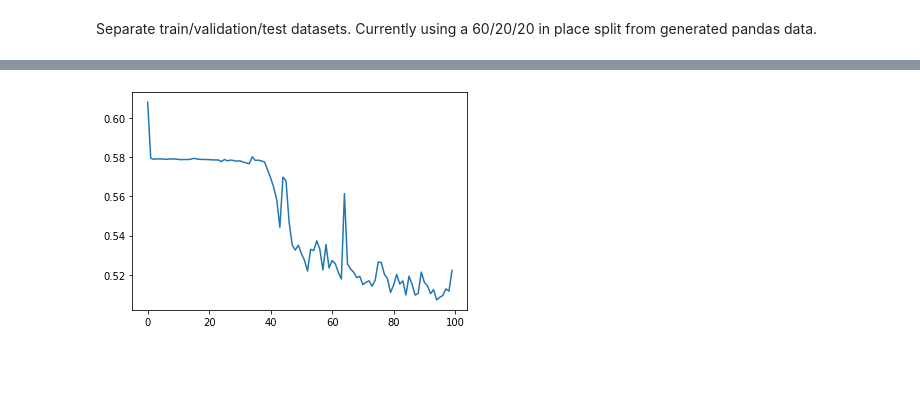
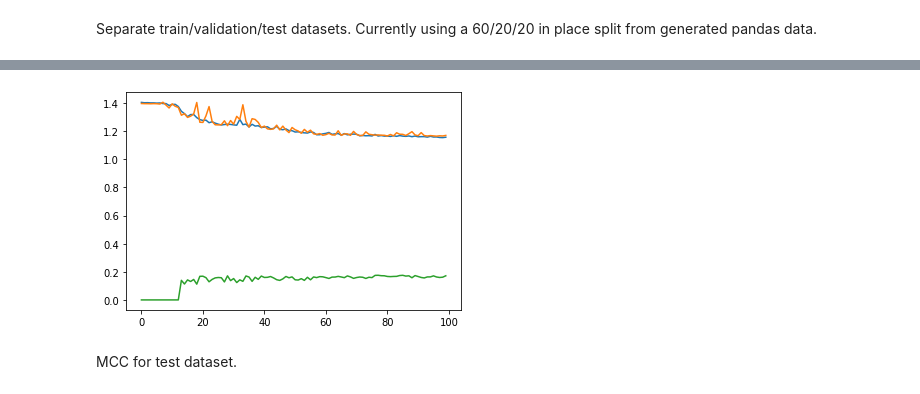
Before and after one commit to ryangregson01/L4-dissertation, a Jupyter notebook: src/Notebooks/RNN_LSTM.ipynb, the cells around one changed output, grey strips where cells are left out. Drawn from its saved outputs; the diff is of its cells as text; code cells hidden in the pictures; blank space fills up the shorter version.

```diff
--- a/src/Notebooks/RNN_LSTM.ipynb
+++ b/src/Notebooks/RNN_LSTM.ipynb
@@ -66,7 +66,7 @@ def make_image(seq):
   return channeled_img
 # %%
 # Data from DisProt TSV - https://disprot.org/download
-data_disprot = pd.read_csv('/content/drive/My Drive/Colab Notebooks/DL-DISS/DisProt_v1.tsv', sep='\t')
+data_disprot = pd.read_csv('/content/drive/My Drive/Colab Notebooks/diss_files/DisProt_v1.tsv', sep='\t')
 # %%
 # Dictionary for important data from DisProt
 disorder_start_and_end = {}
@@ -252,7 +299,7 @@ test_loader = DataLoader(test_dataset, batch_size=1,
 import datetime
 epoch_print_gap = 20
 
-def train_loop_rnn(n_epochs, optimizer, model, loss_fn, train_loader, device):
+def train_loop_rnn(n_epochs, optimizer, model, loss_fn, train_loader, valid_loader, device):
     model = model.to(device)
     for epoch in range(0, n_epochs):
 
@@ -298,11 +345,38 @@ def train_loop_rnn(n_epochs, optimizer, model, loss_fn, train_loader, device):
               print("Current loss: "+str(running_loss_train / 400))
               running_loss_train = 0.0
 
+
+        # Validation data handling
+        valid_iter = iter(valid_loader)
+        total_loss_valid = 0
+        total_MCC_valid = 0
+        for i, sam in enumerate(valid_iter):
+          acc, image, label = sam.values()
+          # Einsum to flip axis dimensions suitable to rnn input
+          image = torch.einsum('ijk->ikj', image)
+          NN_input = image.type(torch.FloatTensor)
+          NN_input = NN_input.to(device)
+          expected_output = label.type(torch.FloatTensor)
+          expected_output = expected_output.to(device)
+
+          with torch.no_grad():
+            output, _ = model(NN_input)
+          squeezed_o = torch.squeeze(output)
+          squeezed_e_o = torch.squeeze(expected_output)
+
+          loss = loss_fn(squeezed_o, squeezed_e_o)
+          total_loss_valid += loss.item()
+
+          total_MCC_valid += calc_MCC(pred_round(squeezed_o), squeezed_e_o)
+
         # Separates printed epochs
         if epoch == 0 or epoch % epoch_print_gap == 0:
             print("Epoch", epoch, "Done \n\n")
 
         epoch_loss_arr.append( (total_epoch_loss / len(train_loader)) )
+        epoch_valid_loss_arr.append( (total_loss_valid / len(valid_loader)) )
+
+        epoch_valid_MCC_arr.append( (total_MCC_valid / len(valid_loader)) )
 
 # Main
 lamb=0.001    # L2 weight decay term
@@ -310,10 +384,13 @@ lr = 0.001
 epochs = 100
 new_model = RNN_Net()
 optimizer = optim.SGD(new_model.parameters(), lr=lr, momentum=0.9, weight_decay=lamb)
-criterion = nn.BCELoss()
 use_cuda = True
 device = torch.device("cuda" if (use_cuda and torch.cuda.is_available()) else "cpu")
+disordered_loss_weight = loss_weight_multiplier()
+criterion = torch.nn.BCEWithLogitsLoss(pos_weight=disordered_loss_weight.to(device))
 
 epoch_loss_arr = []
-train_loop_rnn(epochs, optimizer, new_model, criterion, train_loader, device)
+epoch_valid_loss_arr = []
+epoch_valid_MCC_arr = []
+train_loop_rnn(epochs, optimizer, new_model, criterion, train_loader, validation_loader, device)
 # %% [output]
@@ -336,6 +413 @@ Epoch: 80 Current loss: 0.5082150420546532
 Epoch 80 Done
-# %%
-plt.plot(range(100), epoch_loss_arr)
-plt.show()
-# %% [output]
-[figure, removed]
@@ -378,3 +414,14 @@ def calc_MCC(prediction, true_label):
+# %%
+epoch_valid_MCC_arr_plottable = [epoch_valid_MCC_arr[i].to('cpu').numpy() if epoch_valid_MCC_arr[i] != 0 else 0.0 for i, se in enumerate(epoch_valid_MCC_arr)]
+
+plt.plot(range(100), epoch_loss_arr)
+plt.plot(range(100), epoch_valid_loss_arr)
+plt.plot(range(100), epoch_valid_MCC_arr_plottable)
+plt.show()
+# %% [output]
+[figure, added]
+# %% [markdown]
+MCC for test dataset.
 # %%
 test_mcc_score = 0
 
```
Also changed, not shown: parts of 16 cells of this notebook, 6 other files.
